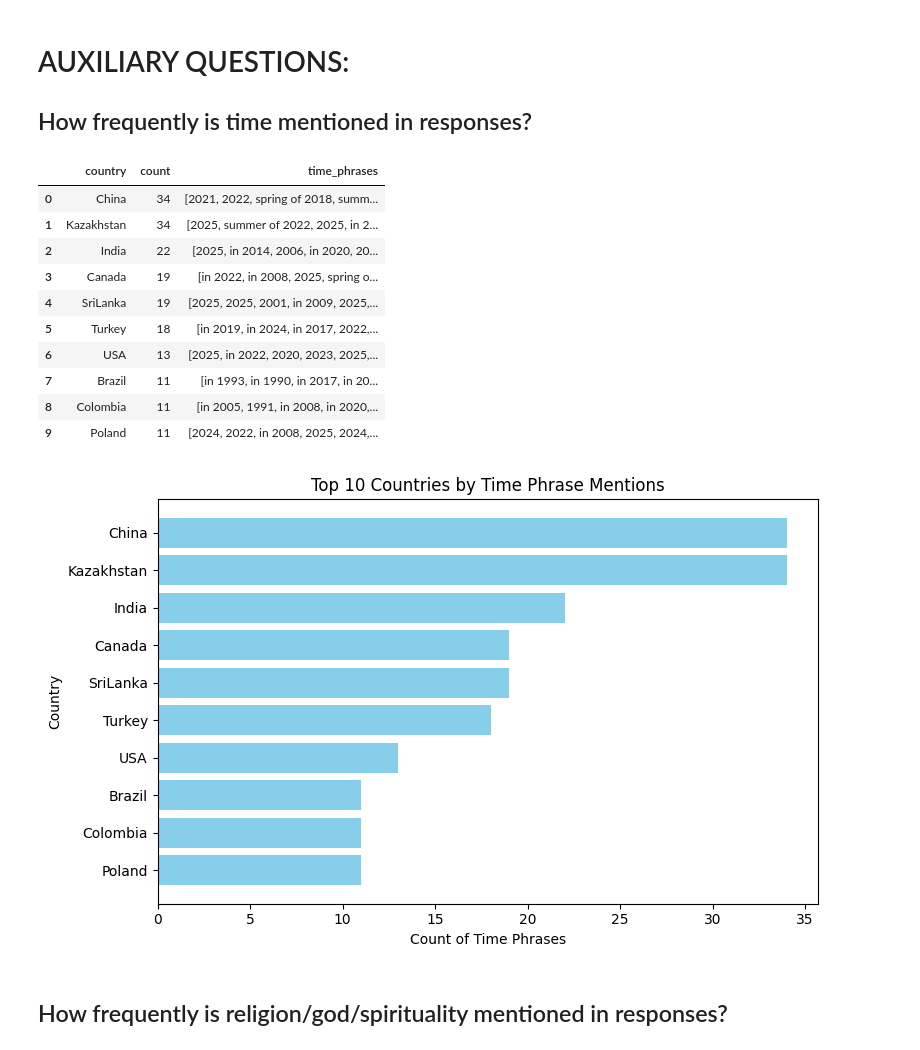
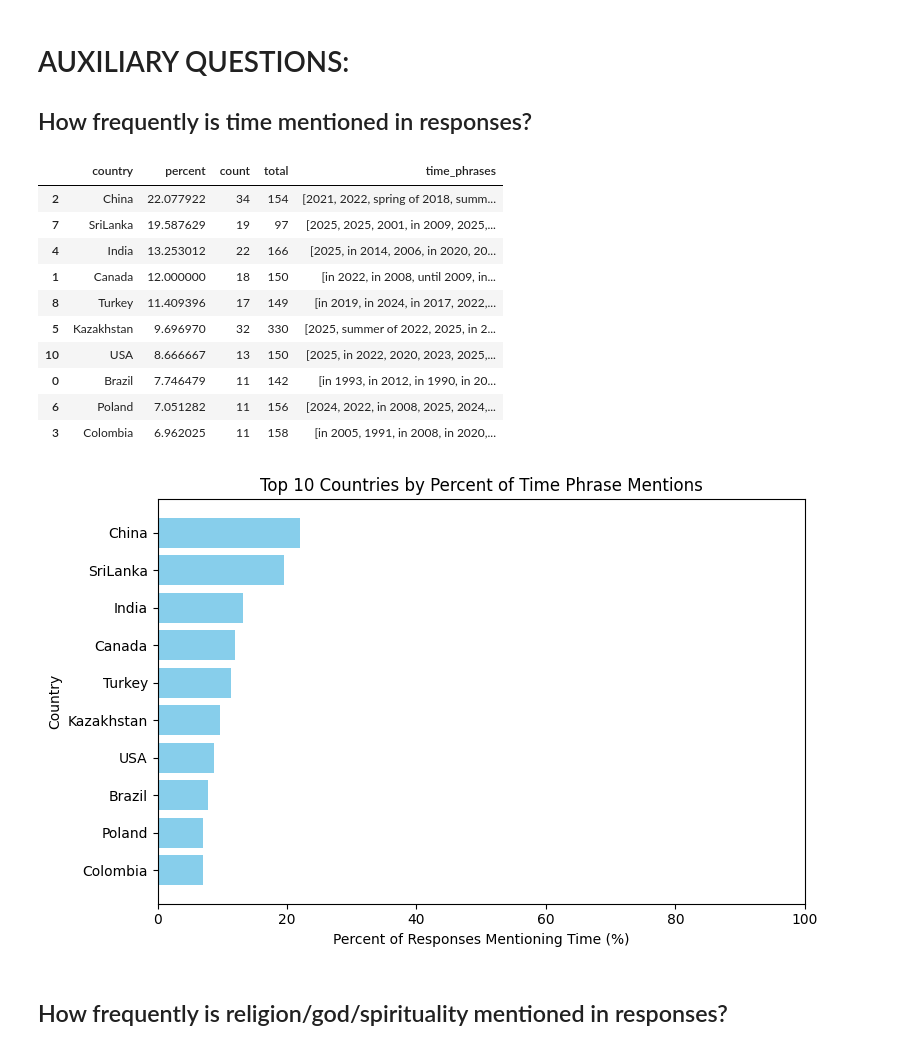
Before and after one commit to vvader24/WJC, a Jupyter notebook: Vinita/Study1_final.ipynb, the cells around one changed output. Cells and saved outputs as stored; diff of their text form; code cells hidden in the pictures.

```diff
--- a/Vinita/Study1_final.ipynb
+++ b/Vinita/Study1_final.ipynb
@@ -1202,66 +1202,72 @@ Country Differences: The distribution of topics may vary by country, reflecting
 import re
 import numpy as np
 
-# --- Extract time-related phrases from Open_Q1_Q7_clean ---
+# --- Extract time-related phrases from Open_Q1_Q4_clean ---
 
 # Define patterns for years and time phrases
 time_patterns = [
     r'\b(?:19|20)\d{2}\b',  # years like 1999, 2023
     r'(?:spring|summer|fall|autumn|winter)\s*(?:of)?\s*(?:19|20)\d{2}',  # e.g., summer 2020
     r'(?:in|since|during|around|by|from|until|till|before|after)\s+(?:19|20)\d{2}'  # e.g., in 2021
 ]
 time_regex = re.compile('|'.join(time_patterns), re.IGNORECASE)
 
-# Extract time phrases into a new column
+# Extract time phrases into a new column (list of matches, or np.nan if none)
 time_phrases_df = merged_df.copy()
 time_phrases_df["time_phrases"] = (
-    time_phrases_df["Open_Q1_Q7_clean"]
+    time_phrases_df["Open_Q1_Q4_clean"]
     .apply(lambda x: time_regex.findall(str(x)) if pd.notna(x) else [])
-    .apply(lambda lst: lst[0] if lst else np.nan)
+    .apply(lambda lst: lst if lst else np.nan)
 )
 
-# Show the phrases df as before
-#display(time_phrases_df[["country", "time_phrases"]])
+# Count total non-missing responses per country
+total_responses = time_phrases_df.groupby("country")["Open_Q1_Q4_clean"].apply(lambda x: x.notna().sum())
 
-# Group by country: count and collect phrases, dropping NA/nan phrases
-country_time_counts = (
+# Count responses mentioning time per country
+time_counts = (
     time_phrases_df.dropna(subset=["time_phrases"])
     .groupby("country")
     .agg(
         count=("time_phrases", "count"),
-        time_phrases=("time_phrases", lambda x: list(x))
+        time_phrases=("time_phrases", lambda x: sum(x, []))
     )
-    .sort_values("count", ascending=False)
-    .head(10)
     .reset_index()
 )
 
-display(country_time_counts)
+# Merge and calculate percent
+time_counts = time_counts.merge(total_responses.rename("total"), on="country", how="left")
+time_counts["percent"] = 100 * time_counts["count"] / time_counts["total"]
 
-# Plot: Country on y-axis, count on x-axis (horizontal bar plot)
+# Sort and keep top 10
+time_counts = time_counts.sort_values("percent", ascending=False).head(10)
+
+display(time_counts[["country", "percent", "count", "total", "time_phrases"]])
+
+# Plot: Country on y-axis, percent on x-axis (scaled 0–100)
 import matplotlib.pyplot as plt
 
 plt.figure(figsize=(8, 5))
-plt.barh(country_time_counts["country"], country_time_counts["count"], color="skyblue")
-plt.xlabel("Count of Time Phrases")
+plt.barh(time_counts["country"], time_counts["percent"], color="skyblue")
+plt.xlabel("Percent of Responses Mentioning Time (%)")
 plt.ylabel("Country")
-plt.title("Top 10 Countries by Time Phrase Mentions")
+plt.title("Top 10 Countries by Percent of Time Phrase Mentions")
+plt.xlim(0, 100)
 plt.gca().invert_yaxis()
 plt.tight_layout()
 plt.show()
 # %% [output]
-|  | country | count | time_phrases |
-| 0 | China | 34 | [2021, 2022, spring of 2018, summ... |
-| 1 | Kazakhstan | 34 | [2025, summer of 2022, 2025, in 2... |
-| 2 | India | 22 | [2025, in 2014, 2006, in 2020, 20... |
-| 3 | Canada | 19 | [in 2022, in 2008, 2025, spring o... |
-| 4 | SriLanka | 19 | [2025, 2025, 2001, in 2009, 2025,... |
-| 5 | Turkey | 18 | [in 2019, in 2024, in 2017, 2022,... |
-| 6 | USA | 13 | [2025, in 2022, 2020, 2023, 2025,... |
-| 7 | Brazil | 11 | [in 1993, in 1990, in 2017, in 20... |
-| 8 | Colombia | 11 | [in 2005, 1991, in 2008, in 2020,... |
-| 9 | Poland | 11 | [2024, 2022, in 2008, 2025, 2024,... |
+|  | country | percent | count | total | time_phrases |
+| 2 | China | 22.077922 | 34 | 154 | [2021, 2022, spring of 2018, summ... |
+| 7 | SriLanka | 19.587629 | 19 | 97 | [2025, 2025, 2001, in 2009, 2025,... |
+| 4 | India | 13.253012 | 22 | 166 | [2025, in 2014, 2006, in 2020, 20... |
+| 1 | Canada | 12.000000 | 18 | 150 | [in 2022, in 2008, until 2009, in... |
+| 8 | Turkey | 11.409396 | 17 | 149 | [in 2019, in 2024, in 2017, 2022,... |
+| 5 | Kazakhstan | 9.696970 | 32 | 330 | [2025, summer of 2022, 2025, in 2... |
+| 10 | USA | 8.666667 | 13 | 150 | [2025, in 2022, 2020, 2023, 2025,... |
+| 0 | Brazil | 7.746479 | 11 | 142 | [in 1993, in 2012, in 1990, in 20... |
+| 6 | Poland | 7.051282 | 11 | 156 | [2024, 2022, in 2008, 2025, 2024,... |
+| 3 | Colombia | 6.962025 | 11 | 158 | [in 2005, 1991, in 2008, in 2020,... |
-[figure, old version]
+[figure, new version]
 # %% [markdown]
 ## How frequently is religion/god/spirituality mentioned in responses?
 # %%
```
Also changed, not shown: parts of 6 cells of this notebook.
